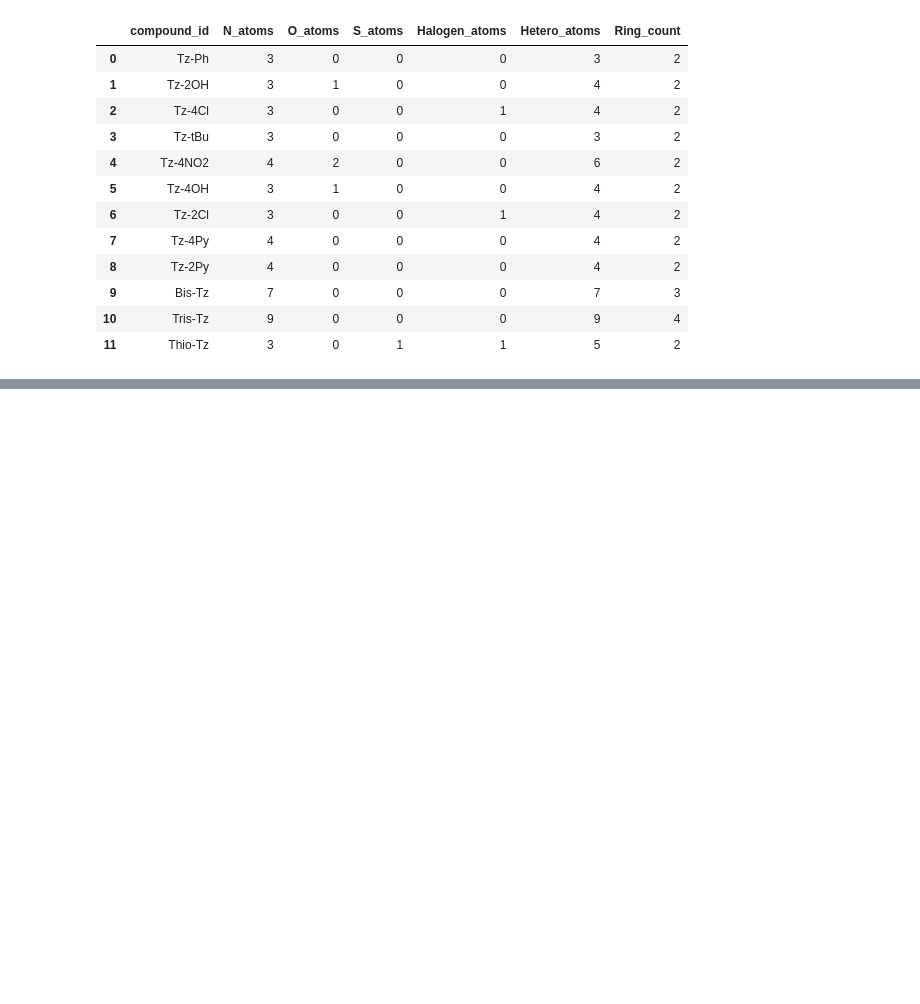
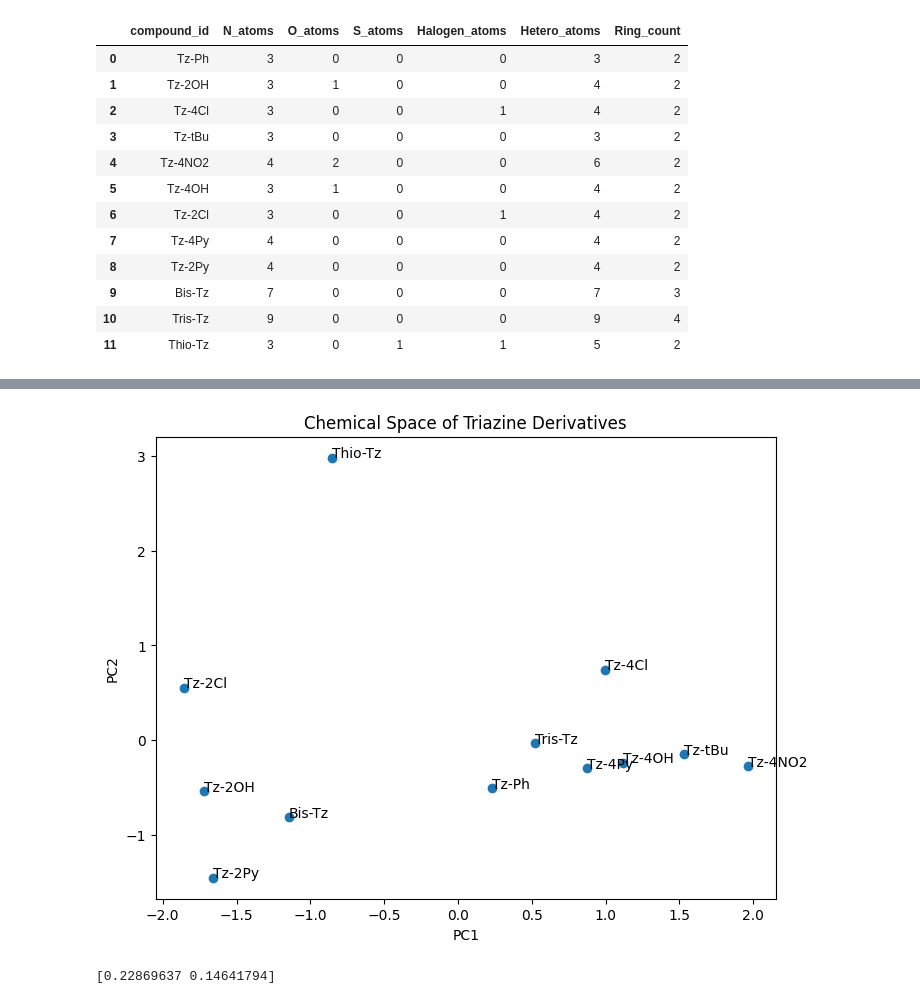
Before and after one commit to joyboy-gr5/triazine-cheminformatics, a Jupyter notebook: notebooks/01_experimental_compounds.ipynb, the cells around one changed output, grey strips where cells are left out. Saved outputs shown, nothing was run; the diff lists cells and outputs as text; code cells hidden in the pictures; blank space fills up the shorter version.

```diff
--- a/notebooks/01_experimental_compounds.ipynb
+++ b/notebooks/01_experimental_compounds.ipynb
@@ -169,3 +146,13 @@ descriptor_df[["compound_id","N_atoms","O_atoms","S_atoms","Halogen_atoms","Hete
 | 9 | Bis-Tz | 7 | 0 | 0 | 0 | 7 | 3 |
 | 10 | Tris-Tz | 9 | 0 | 0 | 0 | 9 | 4 |
 | 11 | Thio-Tz | 3 | 0 | 1 | 1 | 5 | 2 |
+# %%
+descriptor_df["Priority_Score"] = (
+      descriptor_df["HBA"]*2
+    + descriptor_df["HBD"]*1
+    + descriptor_df["AromaticRings"]*0.5
+)
+descriptor_df["Priority_Score"] -= (
+    abs(descriptor_df["LogP"] - 2.0)
+)
+descriptor_df
@@ -171,0 +278,44 @@ descriptor_df[["compound_id","N_atoms","O_atoms","S_atoms","Halogen_atoms","Hete
+# %%
+from sklearn.decomposition import PCA
+import matplotlib.pyplot as plt
+import numpy as np
+from rdkit.DataStructs import ConvertToNumpyArray
+
+fp_array = []
+
+for fp in fps:
+    arr = np.zeros((2048,), dtype=int)
+    ConvertToNumpyArray(fp, arr)
+    fp_array.append(arr)
+
+fp_array = np.array(fp_array)
+
+pca = PCA(n_components=2)
+pca_result = pca.fit_transform(fp_array)
+pca_df = descriptor_df.copy()
+
+pca_df["PC1"] = pca_result[:,0]
+pca_df["PC2"] = pca_result[:,1]
+pca_df[["compound_id","PC1","PC2"]]
+
+plt.figure(figsize=(8,6))
+plt.scatter(
+    pca_df["PC1"],
+    pca_df["PC2"]
+)
+
+for i, txt in enumerate(pca_df["compound_id"]):
+    plt.annotate(
+        txt,
+        (pca_df["PC1"][i], pca_df["PC2"][i])
+    )
+
+plt.xlabel("PC1")
+plt.ylabel("PC2")
+plt.title("Chemical Space of Triazine Derivatives")
+plt.show()
+
+print(pca.explained_variance_ratio_)
+# %% [output]
+[figure, added]
+[0.22869637 0.14641794]
```
Also changed, not shown: parts of 9 cells of this notebook, 54 other files.
